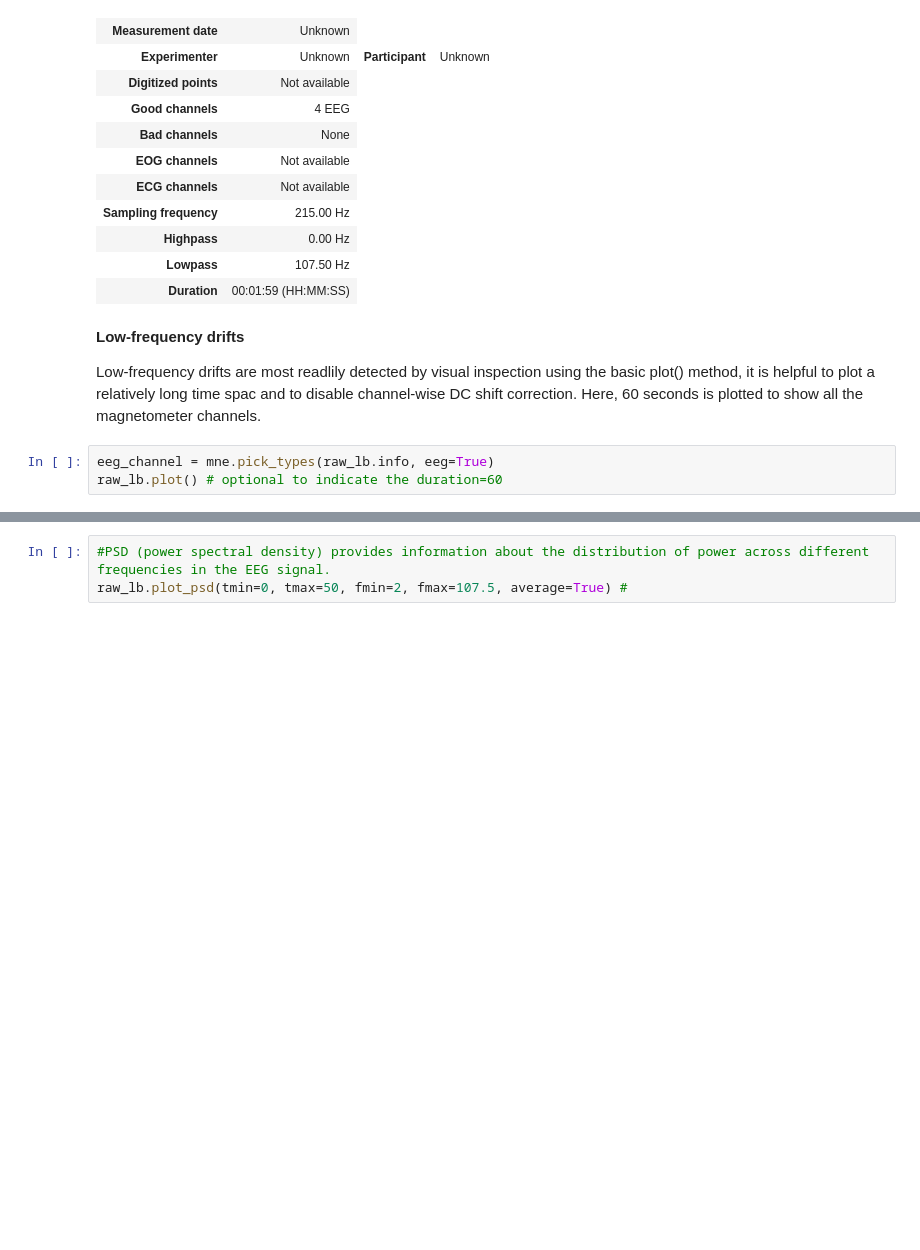
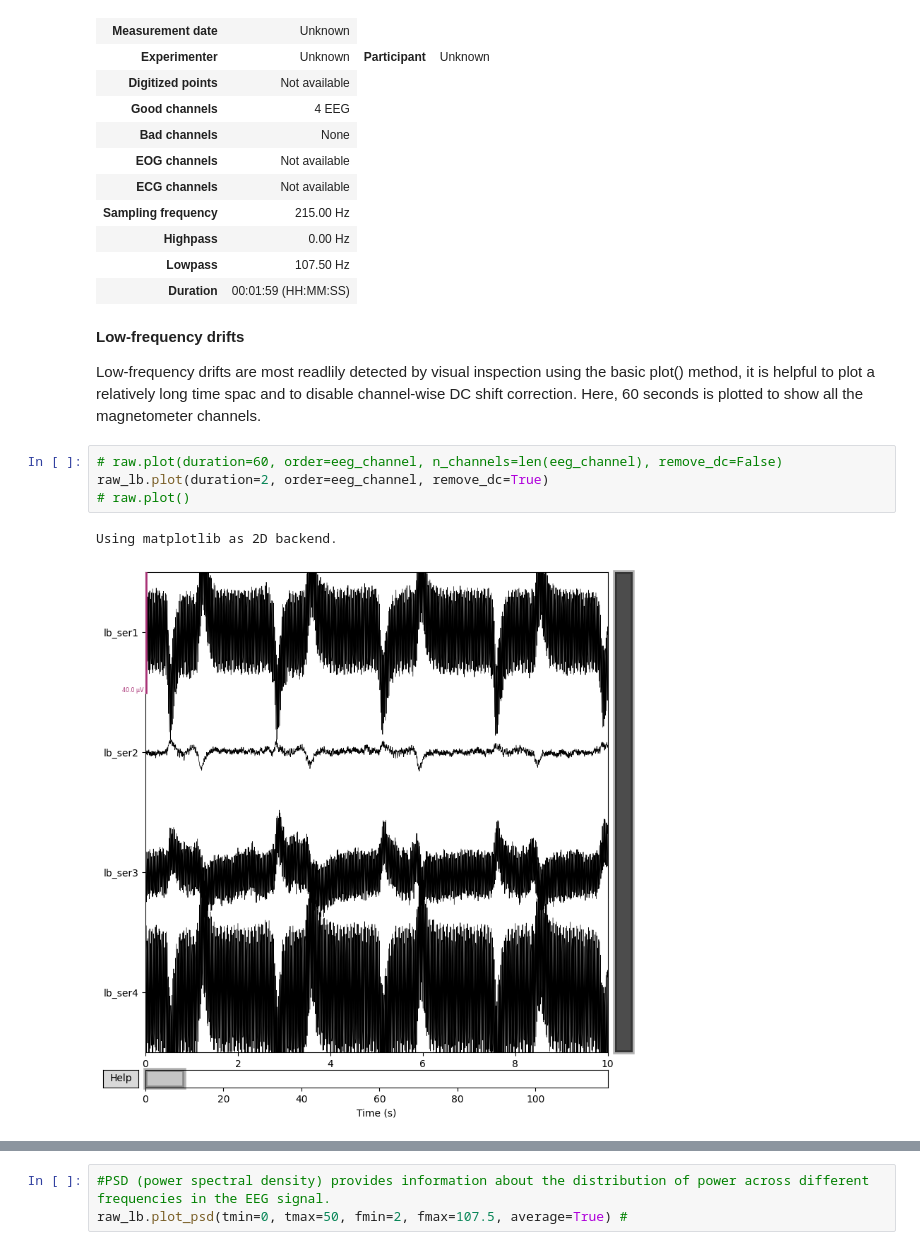
Before and after one commit to CharleneLimKH/EEG, a Jupyter notebook: eeg-1.ipynb, the cells around one changed output, grey strips where cells are left out. Cells and saved outputs as stored; diff of their text form; blank space fills up the shorter version.

```diff
--- a/eeg-1.ipynb
+++ b/eeg-1.ipynb
@@ -98,6 +101,10 @@ raw_lb.del_proj()
 **Low-frequency drifts**
 
 Low-frequency drifts are most readlily detected by visual inspection using the basic plot() method, it is helpful to plot a relatively long time spac and to disable channel-wise DC shift correction. Here, 60 seconds is plotted to show all the magnetometer channels.
-# %%
-eeg_channel = mne.pick_types(raw_lb.info, eeg=True)
-raw_lb.plot() # optional to indicate the duration=60
+# %%
+# raw.plot(duration=60, order=eeg_channel, n_channels=len(eeg_channel), remove_dc=False)
+raw_lb.plot(duration=2, order=eeg_channel, remove_dc=True)
+# raw.plot()
+# %% [output]
+Using matplotlib as 2D backend.
+[figure, added]
```
Also changed, not shown: parts of 36 cells of this notebook.
